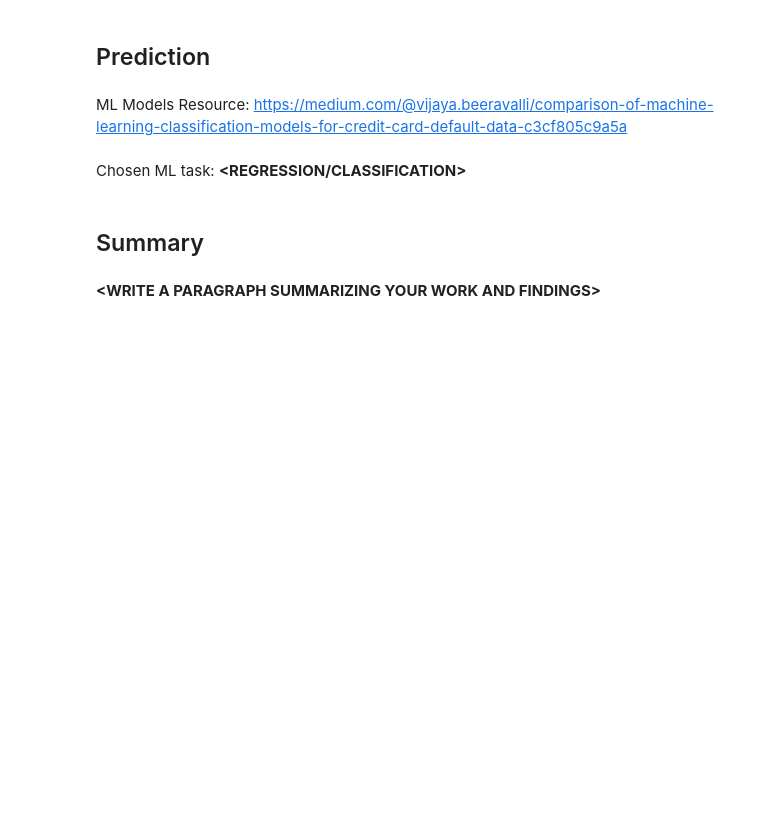
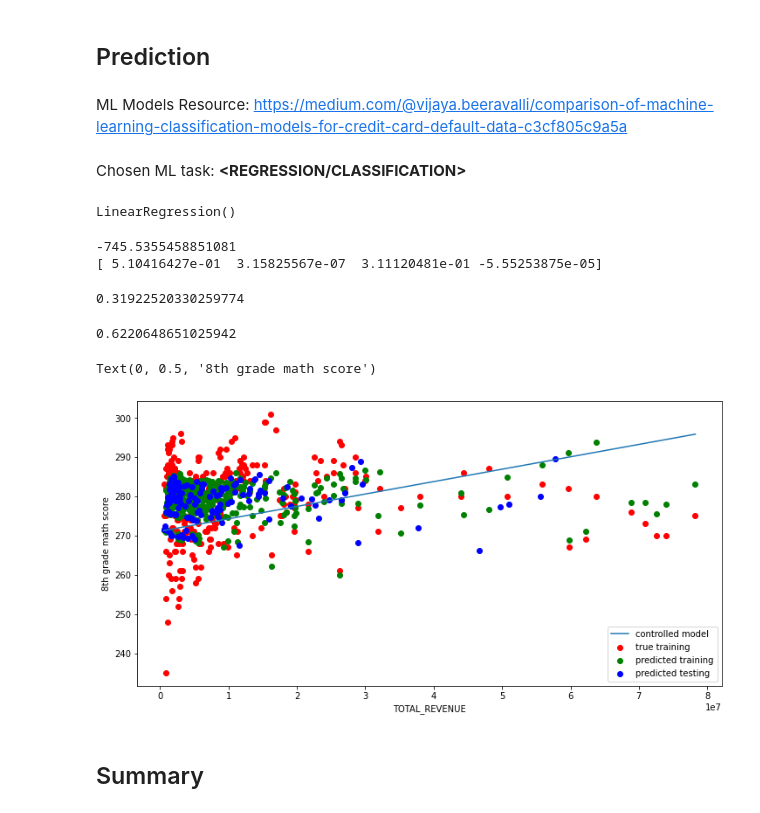
Before and after one commit to rheauppal/checkpoint1, a Jupyter notebook: checkpoint2/checkpoint2.ipynb, the cells around one changed output. Cells and saved outputs as stored; diff of their text form; code cells hidden in the pictures; blank space fills up the shorter version.

```diff
--- a/checkpoint2/checkpoint2.ipynb
+++ b/checkpoint2/checkpoint2.ipynb
@@ -430,6 +465,9 @@ y = ??
+# %%
+X = data[['YEAR','TOTAL_REVENUE','SUPPORT_SERVICES_EXPENDITURE_PER_STUDENT','ENROLL_8']].dropna()
+y = data.loc[X.index]['AVG_MATH_8_SCORE']
 # %%
 X_train, X_test, y_train, y_test = train_test_split(
-     X, y, test_size=??, random_state=0)
+     X, y, test_size=0.3, random_state=0)
 # %% [markdown]
 <h2> Prediction </h2>
 # %% [markdown]
@@ -441,9 +480,24 @@ Chosen ML task: **<REGRESSION/CLASSIFICATION>**
 # %%
 # create your model here
-model =
+model = LinearRegression()
 # %%
 model.fit(X_train, y_train)
+# %% [output]
+LinearRegression()
+# %%
+print(model.intercept_)
+print(model.coef_)
+# %% [output]
+-745.5355458851081
+[ 5.10416427e-01  3.15825567e-07  3.11120481e-01 -5.55253875e-05]
+# %%
+model.score(X_test,y_test)
+# %% [output]
+0.31922520330259774
 # %%
 y_pred = model.predict(X_test)
+np.mean(y_pred-y_test)
+# %% [output]
+0.6220648651025942
 # %%
 # FOR CLASSIFICATION ONLY:
@@ -454,26 +508,26 @@ plot_confusion_matrix(model, X_test, y_test,
 # %%
 # FOR REGRESSION ONLY: (pick a single column to visualize results)
 
 # Results from this graph _should not_ be used as a part of your results -- it is just here to help with intuition.
 # Instead, look at the error values and individual intercepts.
 
-
-col_name = ??
+col_name = 'TOTAL_REVENUE'
 col_index = X_train.columns.get_loc(col_name)
 
 f = plt.figure(figsize=(12,6))
 plt.scatter(X_train[col_name], y_train, color = "red")
 plt.scatter(X_train[col_name], model.predict(X_train), color = "green")
 plt.scatter(X_test[col_name], model.predict(X_test), color = "blue")
 
 new_x = np.linspace(X_train[col_name].min(),X_train[col_name].max(),200)
 intercept = model.predict([X_train.sort_values(col_name).iloc[0]]) - X_train[col_name].min()*model.coef_[col_index]
 plt.plot(new_x, intercept+new_x*model.coef_[col_index])
 
 plt.legend(['controlled model','true training','predicted training','predicted testing'])
 plt.xlabel(col_name)
-plt.ylabel(??)
+plt.ylabel('8th grade math score')
+# %% [output]
+Text(0, 0.5, '8th grade math score')
+[figure, added]
 # %% [markdown]
 <h2> Summary </h2>
-# %% [markdown]
-**<WRITE A PARAGRAPH SUMMARIZING YOUR WORK AND FINDINGS\>**
```
Also changed, not shown: parts of 45 cells of this notebook.
